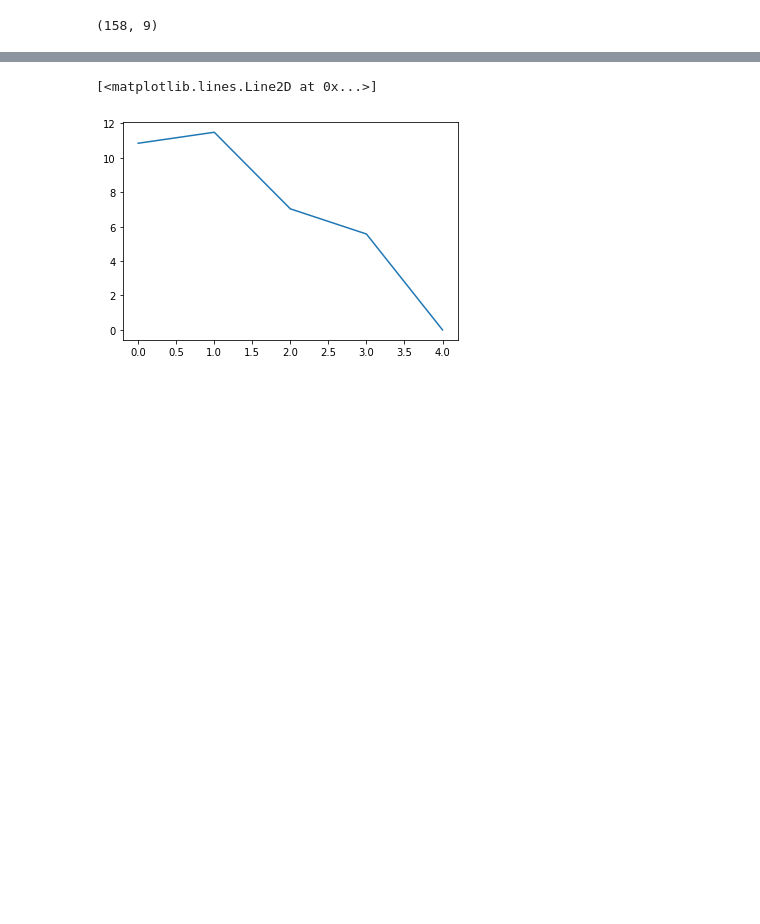
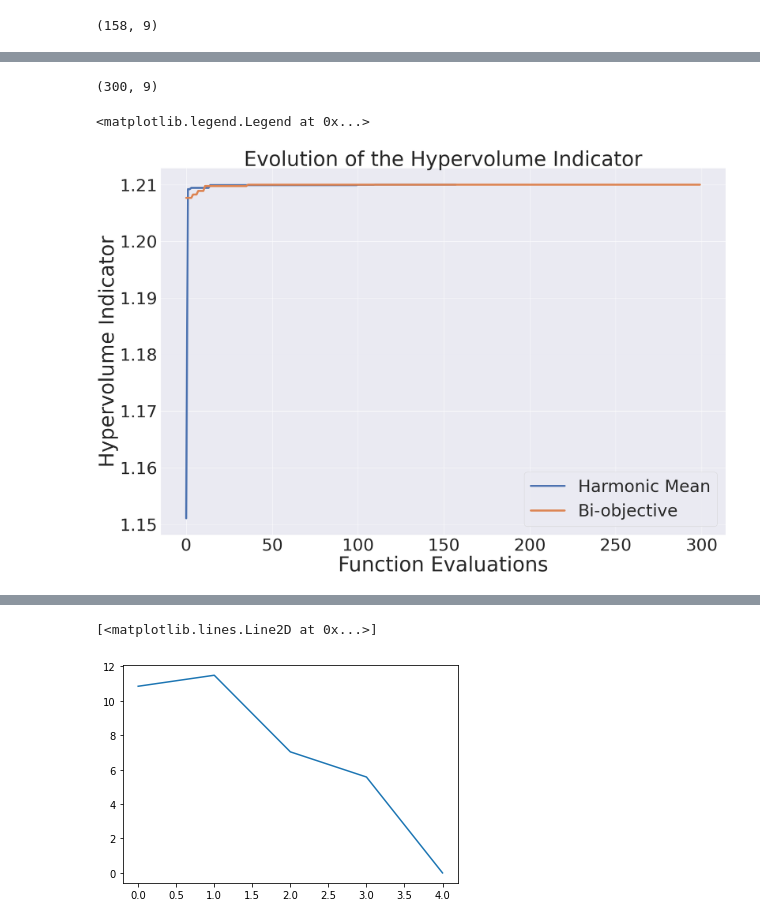
Before and after one commit to MariosKef/RULe, a Jupyter notebook: test_SO_dataset1.ipynb, the cells around one changed output, grey strips where cells are left out. Cells and saved outputs as stored; diff of their text form; code cells hidden in the pictures; blank space fills up the shorter version.

```diff
--- a/test_SO_dataset1.ipynb
+++ b/test_SO_dataset1.ipynb
@@ -39,0 +105,2 @@ plt.plot(np.arange(hyper_volume.shape[0]), hyper_volume)
+# %%
+configs_bi = pd.read_csv('./GRU/Final_experiments/dataset_1/results_no_cv_HO_14_12_MO').iloc[:300]
@@ -39,0 +116,29 @@ plt.plot(np.arange(hyper_volume.shape[0]), hyper_volume)
+# %%
+configs_bi.shape
+# %% [output]
+(300, 9)
+# %%
+scaler_bi = MinMaxScaler()
+norm_cfgs_bi = scaler_bi.fit_transform(configs_bi[['rmse_test', 'uncertainty_test']])
+# %%
+hyper_volume_bi =[]
+for i in range(norm_cfgs_bi.shape[0]):
+    hv_bi = pg.hypervolume(norm_cfgs_bi[:i+1])
+    hyper_volume_bi.append(hv_bi.compute(ref_point=[1.1,1.1]))
+
+hyper_volume_bi = np.array(hyper_volume_bi)
+# %%
+plt.figure(figsize=(30,20))
+plt.plot(np.arange(hyper_volume.shape[0]), hyper_volume, label='Harmonic Mean', linewidth=6)
+plt.plot(np.arange(hyper_volume_bi.shape[0]), hyper_volume_bi, label='Bi-objective', linewidth=6)
+plt.xlabel('Function Evaluations', fontsize=60)
+plt.ylabel('Hypervolume Indicator', fontsize=60)
+plt.title('Evolution of the Hypervolume Indicator', fontsize=60)
+plt.xticks(fontsize=50)
+plt.yticks(fontsize=50)
+plt.legend(prop={'size': 50})
+
+# plt.savefig('./paper_figures/cmapss_1_HM_vs_BI_HVI.pdf', format='pdf')
+# %% [output]
+<matplotlib.legend.Legend at 0x...>
+[figure, added]
```
Also changed, not shown: parts of 24 cells of this notebook, 6 other files.
